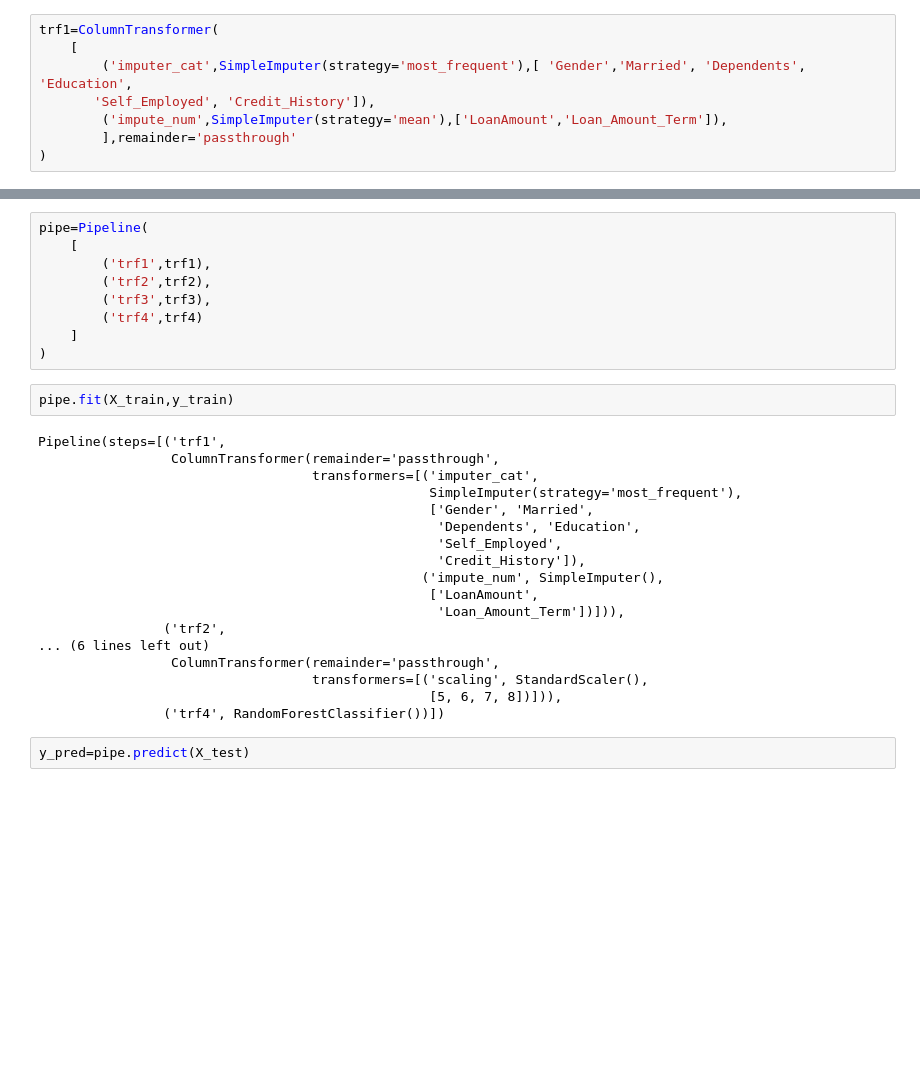
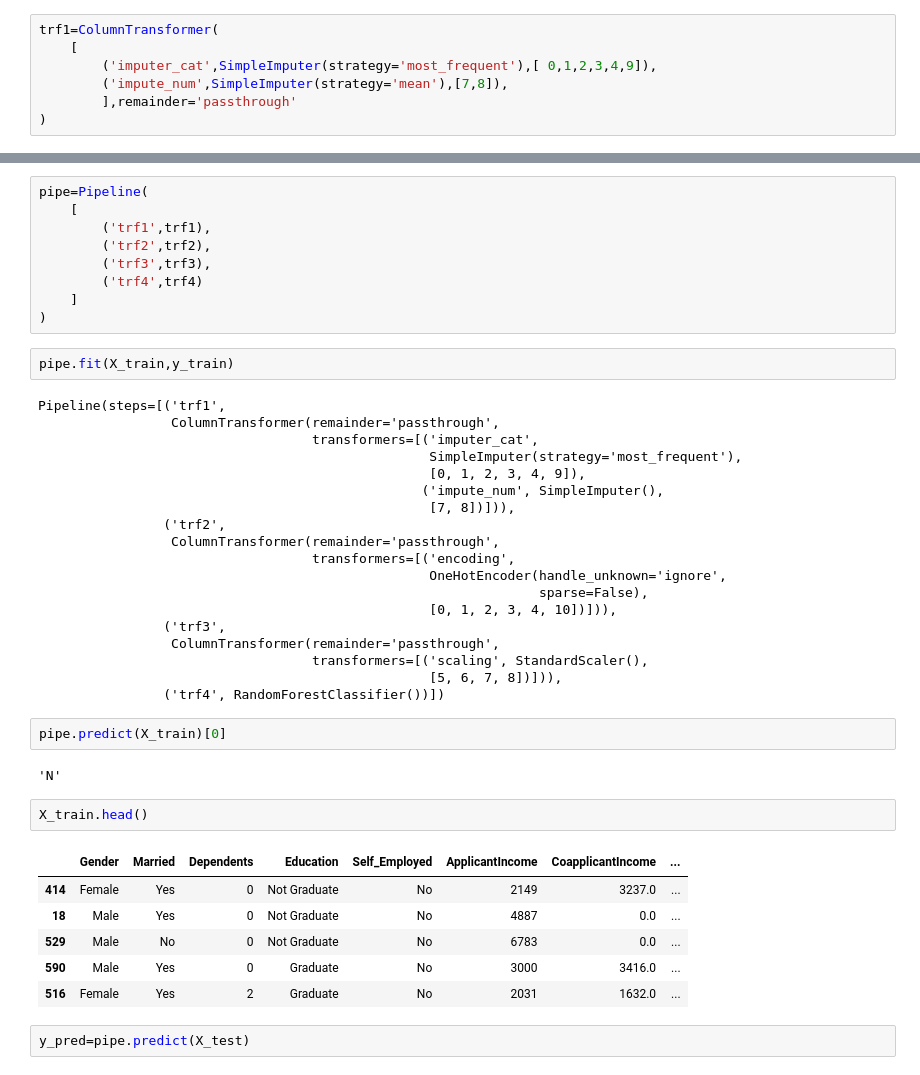
Before and after one commit to adasinghasd123/ML_Practice, a Jupyter notebook: Loan_status_prediction.ipynb, the cells around one changed output, grey strips where cells are left out. Drawn from its saved outputs; the diff is of its cells as text; blank space fills up the shorter version.

```diff
--- a/Loan_status_prediction.ipynb
+++ b/Loan_status_prediction.ipynb
@@ -131,9 +152,8 @@ memory usage: 46.0+ KB
 # %%
 trf1=ColumnTransformer(
     [
-        ('imputer_cat',SimpleImputer(strategy='most_frequent'),[ 'Gender','Married', 'Dependents', 'Education',
-       'Self_Employed', 'Credit_History']),
-        ('impute_num',SimpleImputer(strategy='mean'),['LoanAmount','Loan_Amount_Term']),
+        ('imputer_cat',SimpleImputer(strategy='most_frequent'),[ 0,1,2,3,4,9]),
+        ('impute_num',SimpleImputer(strategy='mean'),[7,8]),
         ],remainder='passthrough'
 )
 # %%
@@ -164,19 +184,33 @@ Pipeline(steps=[('trf1',
                  ColumnTransformer(remainder='passthrough',
                                    transformers=[('imputer_cat',
                                                   SimpleImputer(strategy='most_frequent'),
-                                                  ['Gender', 'Married',
-                                                   'Dependents', 'Education',
-                                                   'Self_Employed',
-                                                   'Credit_History']),
+                                                  [0, 1, 2, 3, 4, 9]),
                                                  ('impute_num', SimpleImputer(),
-                                                  ['LoanAmount',
-                                                   'Loan_Amount_Term'])])),
+                                                  [7, 8])])),
                 ('trf2',
-... (6 lines left out)
+                 ColumnTransformer(remainder='passthrough',
+                                   transformers=[('encoding',
+                                                  OneHotEncoder(handle_unknown='ignore',
+                                                                sparse=False),
+                                                  [0, 1, 2, 3, 4, 10])])),
+                ('trf3',
                  ColumnTransformer(remainder='passthrough',
                                    transformers=[('scaling', StandardScaler(),
                                                   [5, 6, 7, 8])])),
                 ('trf4', RandomForestClassifier())])
+# %%
+pipe.predict(X_train)[0]
+# %% [output]
+'N'
+# %%
+X_train.head()
+# %% [output]
+|  | Gender | Married | Dependents | Education | Self_Employed | ApplicantIncome | CoapplicantIncome | ... |
+| 414 | Female | Yes | 0 | Not Graduate | No | 2149 | 3237.0 | ... |
+| 18 | Male | Yes | 0 | Not Graduate | No | 4887 | 0.0 | ... |
+| 529 | Male | No | 0 | Not Graduate | No | 6783 | 0.0 | ... |
+| 590 | Male | Yes | 0 | Graduate | No | 3000 | 3416.0 | ... |
+| 516 | Female | Yes | 2 | Graduate | No | 2031 | 1632.0 | ... |
 # %%
 y_pred=pipe.predict(X_test)
 # %%
```
Also changed, not shown: parts of 3 cells of this notebook, 5 other files.
